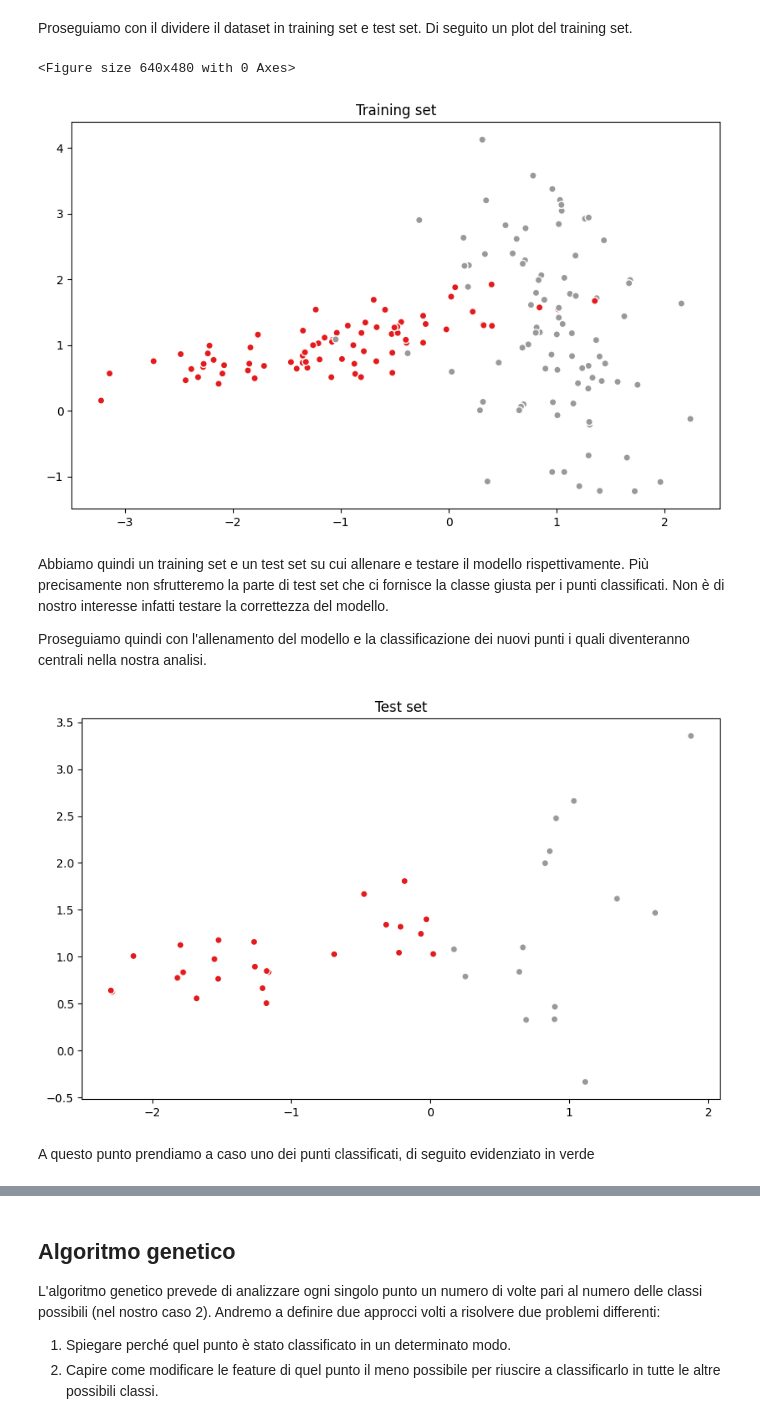
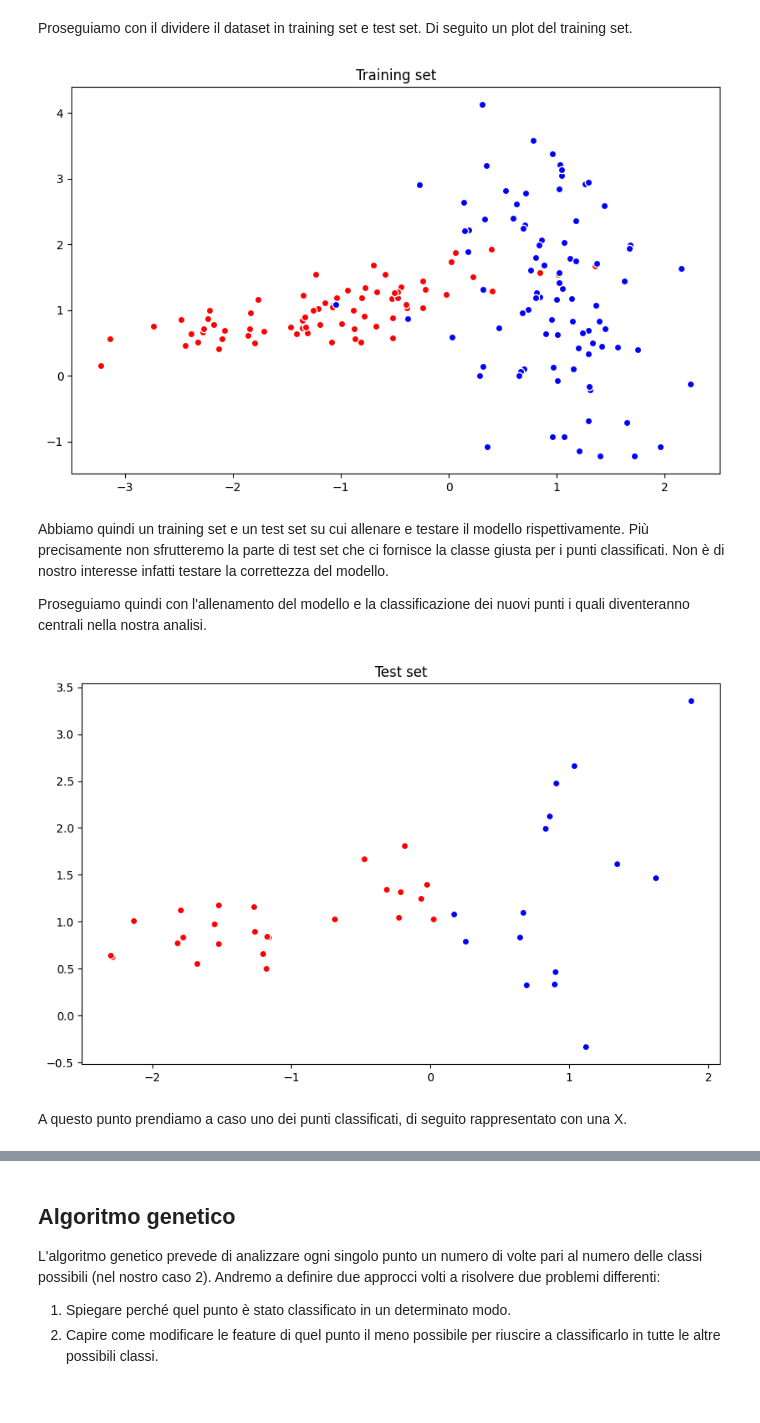
Before and after one commit to FedericoBustaffa/thesis, a Jupyter notebook: src/explain_classifier.ipynb, the cells around one changed output, grey strips where cells are left out. Drawn from its saved outputs; the diff is of its cells as text; code cells hidden in the pictures.

```diff
--- a/src/explain_classifier.ipynb
+++ b/src/explain_classifier.ipynb
@@ -64,20 +64,20 @@ un plot del training set.
 # %%
 import matplotlib.pyplot as plt
 from sklearn.model_selection import train_test_split
 
 X_train, X_test, y_train, y_test = train_test_split(X, y, test_size=0.2, random_state=0)
 
-# only for plotting
-train_coords = X_train.T
+cls0 = [i for i in range(len(y_train)) if y_train[i] == 0]
+cls1 = [i for i in range(len(y_train)) if y_train[i] == 1]
 
-plt.set_cmap("Set1")
+cmap = plt.get_cmap("Set1")
 plt.figure(figsize=(10, 6))
 plt.title("Training set")
-plt.scatter(train_coords[0], train_coords[1], c=y_train, ec="w")
+plt.scatter(X_train.T[0][cls0], X_train.T[1][cls0], c="r", ec="w")
+plt.scatter(X_train.T[0][cls1], X_train.T[1][cls1], c="b", ec="w")
 plt.show()
 # %% [output]
-<Figure size 640x480 with 0 Axes>
-[figure, old version]
+[figure, new version]
 # %% [markdown]
 Abbiamo quindi un training set e un test set su cui allenare e testare il
 modello rispettivamente. Più precisamente non sfrutteremo la parte di test set
@@ -93,17 +93,19 @@ classifier = RandomForestClassifier()
 classifier.fit(X_train, y_train)
 y_predicted = classifier.predict(X_test)
 
-test_coords = X_test.T
+cls0 = [i for i in range(len(y_predicted)) if y_predicted[i] == 0]
+cls1 = [i for i in range(len(y_predicted)) if y_predicted[i] == 1]
 
 plt.figure(figsize=(10, 6))
 plt.title("Test set")
-plt.scatter(test_coords[0], test_coords[1], c=y_predicted, ec="w")
+plt.scatter(X_test[cls0].T[0], X_test[cls0].T[1], c="r", ec="w")
+plt.scatter(X_test[cls1].T[0], X_test[cls1].T[1], c="b", ec="w")
 plt.show()
 # %% [output]
-[figure, old version]
+[figure, new version]
 # %% [markdown]
 A questo punto prendiamo a caso uno dei punti classificati, di seguito
-evidenziato in verde
+rappresentato con una X.
 # %%
 plt.figure(figsize=(10, 6))
 plt.title("Test set")
```
Also changed, not shown: parts of 16 cells of this notebook, 2 other files.
